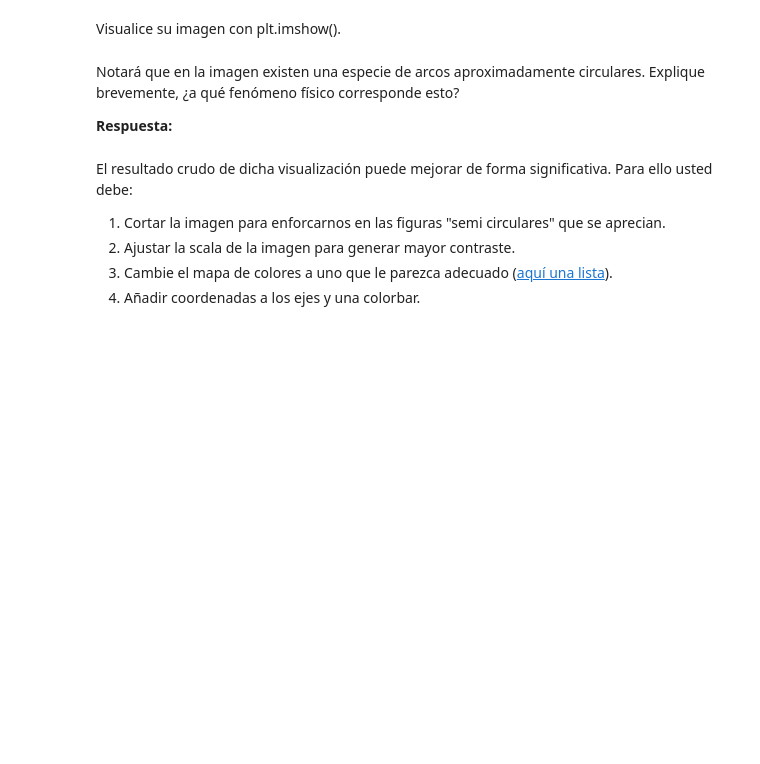
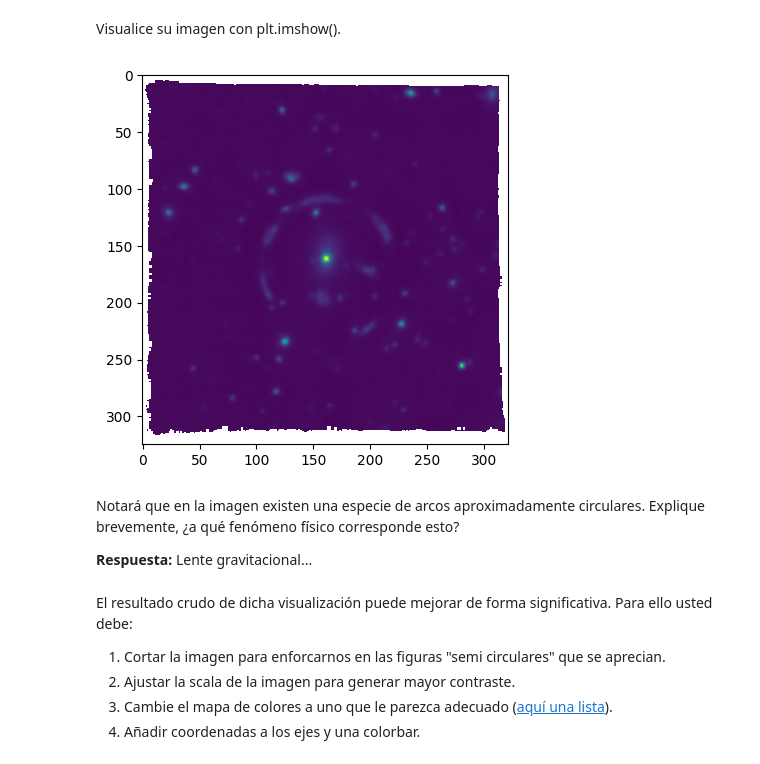
Before and after one commit to vicentemaartinez/Tarea-4, a Jupyter notebook: Tarea4.ipynb, the cells around one changed output. Drawn from its saved outputs; the diff is of its cells as text; code cells hidden in the pictures; blank space fills up the shorter version.

Commit message:
avance de la tarea lol

```diff
--- a/Tarea4.ipynb
+++ b/Tarea4.ipynb
@@ -24,12 +28,12 @@ drive.mount('/content/drive')    # se les debe abrir una pestaña extra pidiendo
 # Encuentren la ruta de su archivo, para ello puede utilizar la barra de herramientas izquierda
 # lleguen a su archivo desde su "drive" y con el click derecho "copiar ruta" y luego la pegan
 # como un string en la siguiente variable.
-path_archivo = ''
+path_archivo = '/content/drive/MyDrive/Colab Notebooks/tareamod4/CSWA31_MUSE_vacuum_zap.fits'
 # %% [markdown]
 Cargue el cubo de datos con astropy en la siguiente celda.
 # %%
 import astropy.io.fits as F
-cubo =
+cubo = F.open(path_archivo)
 # %% [markdown]
 Muestre el *header* de la primera extensión de la variable cubo.
 # %%
@@ -62,5 +109,5 @@ Extraiga los datos y describa cada eje del cubo. ¿En que unidades se encuentran
 # %%
 # Guarde los datos en la siguiente variable.
-datos =
+datos = cubo[1].data
 # %%
 print(datos.shape)     # noten que la dimensión de mayor número es la espectral, las otras 2 son espaciales :)
@@ -73,15 +122,19 @@ Cree un código capaz de calcular una white-light image (una línea con numpy),
 # %%
 # Aquí el código.
 import numpy as np
-white_light_image =
+white_light_image = np.sum(datos, axis=0)
 # %% [markdown]
 Visualice su imagen con plt.imshow().
 # %%
 import matplotlib.pyplot as plt
+plt.imshow(white_light_image)
+plt.show()
+# %% [output]
+[figure, added]
 # %% [markdown]
 Notará que en la imagen existen una especie de arcos aproximadamente circulares. Explique brevemente, ¿a qué fenómeno físico corresponde esto?
 
-**Respuesta:**
+**Respuesta:** Lente gravitacional...
 # %% [markdown]
 El resultado crudo de dicha visualización puede mejorar de forma significativa.
 Para ello usted debe:
```
Also changed, not shown: parts of 12 cells of this notebook.
